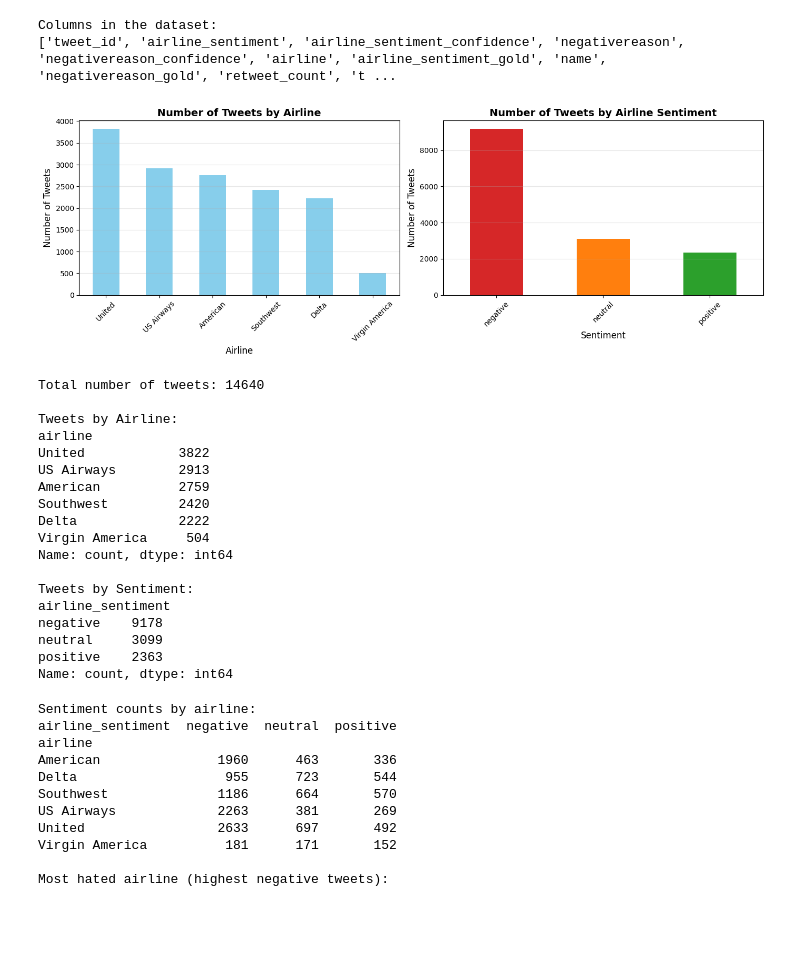
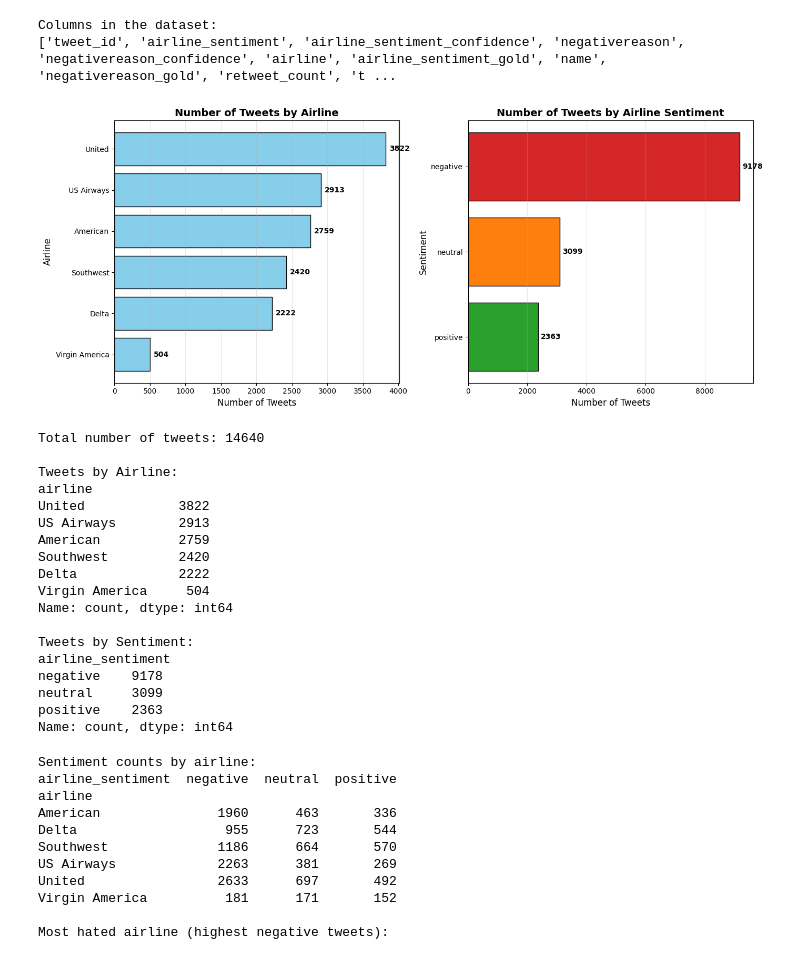
Before and after one commit to beanstalklab/Airline-Sentiment, a Jupyter notebook: insight_analysis.ipynb, the cells around one changed output. Saved outputs shown, nothing was run; the diff lists cells and outputs as text; code cells hidden in the pictures; blank space fills up the shorter version.

Commit message:
Add some plot to visualize and modify report

```diff
--- a/insight_analysis.ipynb
+++ b/insight_analysis.ipynb
@@ -30,35 +30,40 @@ Columns in the dataset:
 ['tweet_id', 'airline_sentiment', 'airline_sentiment_confidence', 'negativereason', 'negativereason_confidence', 'airline', 'airline_sentiment_gold', 'name', 'negativereason_gold', 'retweet_count', 't ...
 # %%
 # Plot 1: Number of tweets by airline
-fig, axes = plt.subplots(1, 2, figsize=(14, 5))
+fig, axes = plt.subplots(1, 2, figsize=(14, 6))
 
-# Count tweets by airline
-airline_counts = df['airline'].value_counts()
-airline_counts.plot(kind='bar', ax=axes[0], color='skyblue')
+# Count tweets by airline - horizontal bar chart
+airline_counts = df['airline'].value_counts().sort_values()
+axes[0].barh(airline_counts.index, airline_counts.values, color='skyblue', edgecolor='black')
 axes[0].set_title('Number of Tweets by Airline', fontsize=14, fontweight='bold')
-axes[0].set_xlabel('Airline', fontsize=12)
-axes[0].set_ylabel('Number of Tweets', fontsize=12)
-axes[0].tick_params(axis='x', rotation=45)
-axes[0].grid(axis='y', alpha=0.3)
+axes[0].set_xlabel('Number of Tweets', fontsize=12)
+axes[0].set_ylabel('Airline', fontsize=12)
+axes[0].grid(axis='x', alpha=0.3)
+# Add values at the end of each bar
+for i, (airline, count) in enumerate(airline_counts.items()):
+    axes[0].text(count + 50, i, str(count), va='center', fontsize=10, fontweight='bold')
 
-# Plot 2: Number of tweets by airline sentiment
-sentiment_counts = df['airline_sentiment'].value_counts()
-colors = ['#d62728', '#ff7f0e', '#2ca02c']  # red, orange, green
-sentiment_counts.plot(kind='bar', ax=axes[1], color=colors)
+# Plot 2: Number of tweets by airline sentiment - horizontal bar chart
+sentiment_counts = df['airline_sentiment'].value_counts().sort_values()
+color_map = {'negative': '#d62728', 'neutral': '#ff7f0e', 'positive': '#2ca02c'}
+colors = [color_map.get(label, '#808080') for label in sentiment_counts.index]
+axes[1].barh(sentiment_counts.index, sentiment_counts.values, color=colors, edgecolor='black')
 axes[1].set_title('Number of Tweets by Airline Sentiment', fontsize=14, fontweight='bold')
-axes[1].set_xlabel('Sentiment', fontsize=12)
-axes[1].set_ylabel('Number of Tweets', fontsize=12)
-axes[1].tick_params(axis='x', rotation=45)
-axes[1].grid(axis='y', alpha=0.3)
+axes[1].set_xlabel('Number of Tweets', fontsize=12)
+axes[1].set_ylabel('Sentiment', fontsize=12)
+axes[1].grid(axis='x', alpha=0.3)
+# Add values at the end of each bar
+for i, (sentiment, count) in enumerate(sentiment_counts.items()):
+    axes[1].text(count + 100, i, str(count), va='center', fontsize=10, fontweight='bold')
 
 plt.tight_layout()
 plt.show()
 
 print(f"Total number of tweets: {len(df)}")
-print(f"\nTweets by Airline:\n{airline_counts}")
-print(f"\nTweets by Sentiment:\n{sentiment_counts}")
+print(f"\nTweets by Airline:\n{airline_counts.sort_values(ascending=False)}")
+print(f"\nTweets by Sentiment:\n{sentiment_counts.sort_values(ascending=False)}")
 # %% [output]
-[figure, old version]
+[figure, new version]
 Total number of tweets: 14640
 
 Tweets by Airline:
```
Also changed, not shown: parts of 4 cells of this notebook, 1 other file.
